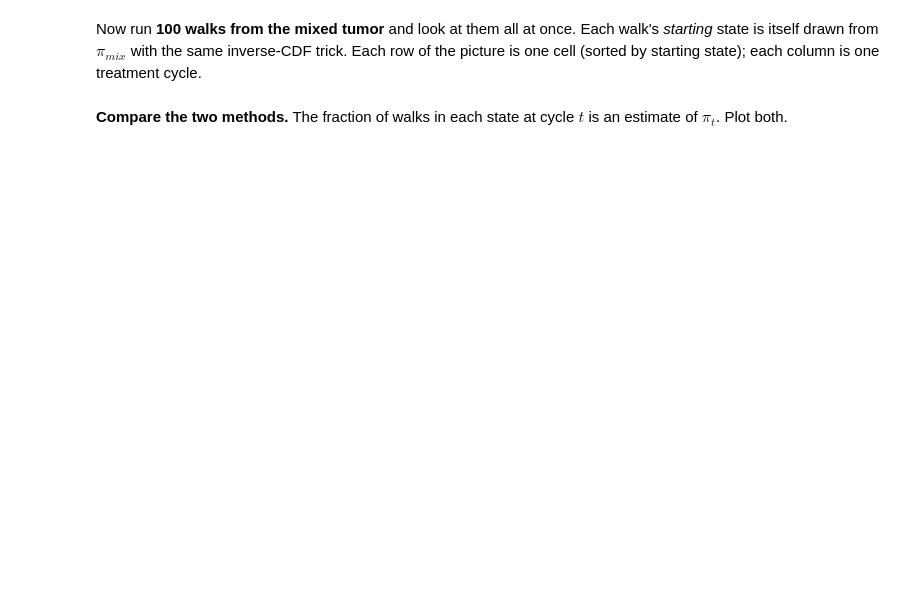
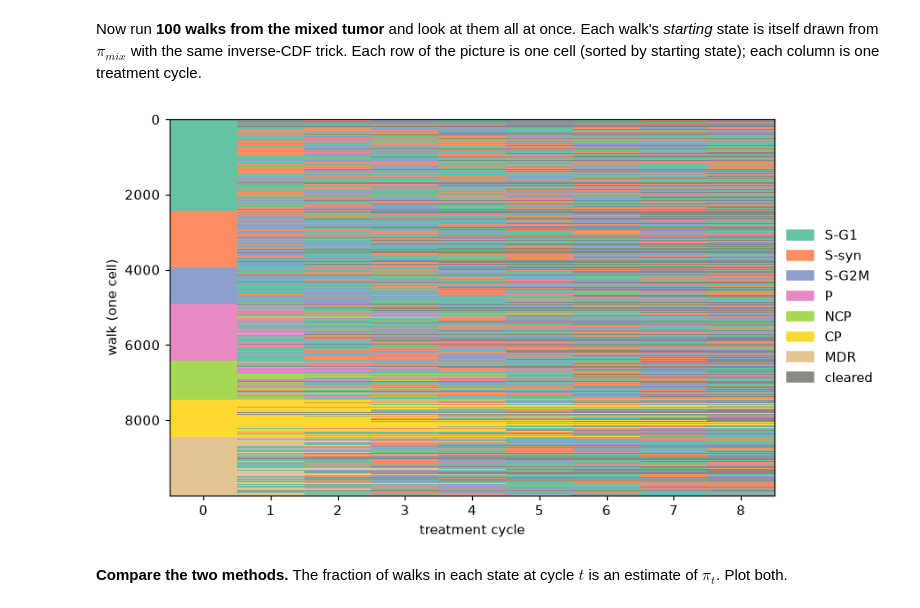
Before and after one commit to KyleVinod/uu_markov, a Jupyter notebook: lab_2/Lab09_markov_chain_cells.ipynb, the cells around one changed output. Saved outputs shown, nothing was run; the diff lists cells and outputs as text; code cells hidden in the pictures; blank space fills up the shorter version.

```diff
--- a/lab_2/Lab09_markov_chain_cells.ipynb
+++ b/lab_2/Lab09_markov_chain_cells.ipynb
@@ -260,8 +260,8 @@ for ax in axes[:, 0]:
 plt.tight_layout()
 plt.show()
 
-alive3 = {s: 1 - evolve(basis(s, P_hat), P_hat, 4)[-1, -1] for s in OUTCOMES}
+alive3 = {s: 1 - evolve(basis(s, P_hat), P_hat, 3)[-1, -1] for s in OUTCOMES}
 for s,v in alive3.items():
-    print("fraction alive after 4 cycles, starting in", s, ":", round(v, 3))
+    print("fraction alive after 3 cycles, starting in", s, ":", round(v, 3))
 # %% [output]
 [figure]
@@ -366,19 +484,21 @@ Each walk's *starting* state is itself drawn from $\pi_{mix}$ with the same
 inverse-CDF trick. Each row of the picture is one cell (sorted by starting
 state); each column is one treatment cycle.
 # %%
-N_WALKS = 100
+N_WALKS = 10000
 starts = rng.choice(len(pi_mix), size=N_WALKS, p=pi_mix)
 walks = np.array([random_walk(int(s0), P, N_CYCLES, rng) for s0 in starts])
 walks = walks[np.argsort(walks[:, 0], kind="stable")]   # group rows by starting state
 
 from matplotlib.colors import ListedColormap
 fig, ax = plt.subplots(figsize=(8, 5))
 ax.imshow(walks, cmap=ListedColormap([STATE_COLORS[s] for s in OUTCOMES]),
           vmin=-0.5, vmax=len(OUTCOMES) - 0.5, aspect="auto", interpolation="nearest")
 ax.set_xlabel("treatment cycle"); ax.set_ylabel("walk (one cell)")
 handles = [plt.Rectangle((0, 0), 1, 1, color=STATE_COLORS[s]) for s in OUTCOMES]
 ax.legend(handles, OUTCOMES, loc="center left", bbox_to_anchor=(1, 0.5), frameon=False)
 plt.show()
+# %% [output]
+[figure, added]
 # %% [markdown]
 **Compare the two methods.** The fraction of walks in each state at cycle $t$
 is an estimate of $\pi_t$. Plot both.
```
Also changed, not shown: parts of 22 cells of this notebook, 2 other files.
